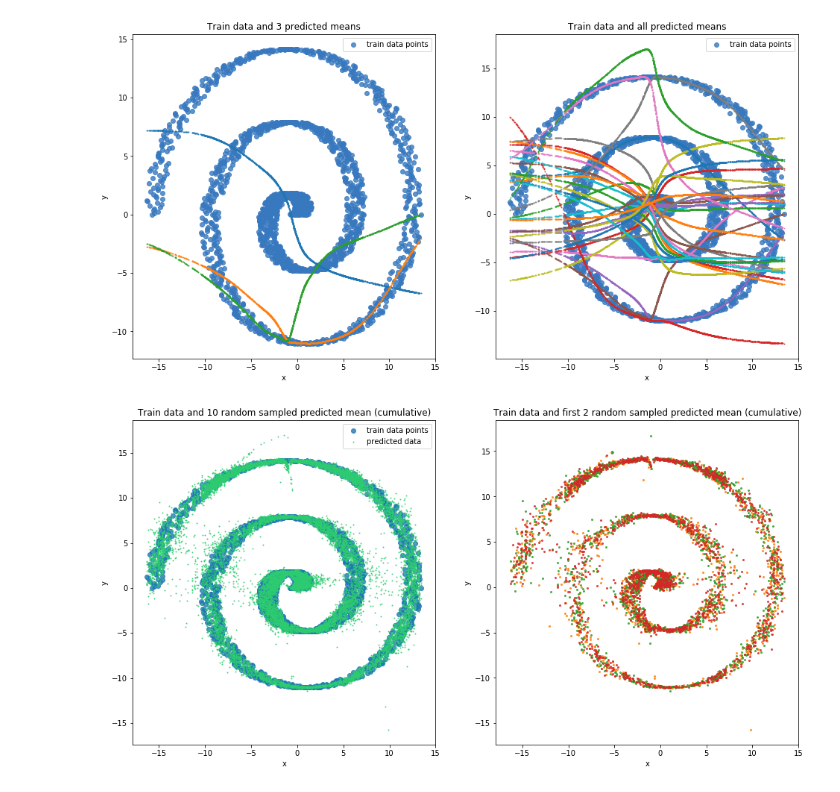
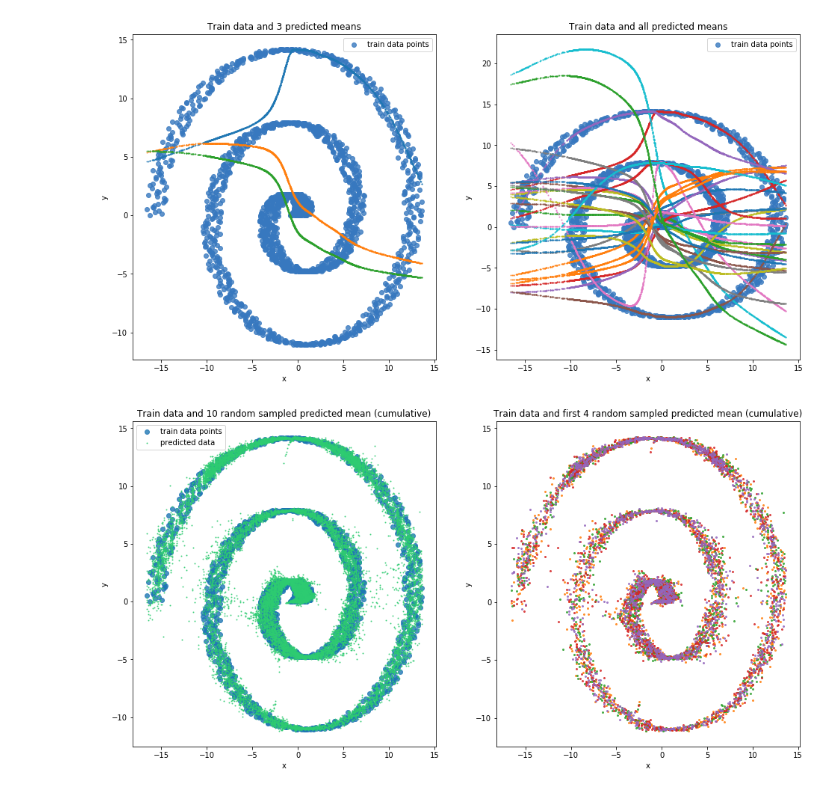
Before and after one commit to moonl1ght/MDN, a Jupyter notebook: MDN.ipynb, the cells around one changed output. Cells and saved outputs as stored; diff of their text form; code cells hidden in the pictures.

```diff
--- a/MDN.ipynb
+++ b/MDN.ipynb
@@ -467,6 +458,6 @@ plt.show()
 # %%
-mdn_net = MDN()
+mdn_net = MDN(layer_size=40)
 print(mdn_net)
-mdn_net, mdn_train_losses, mdn_test_losses = train_mdn(mdn_net, x_train, y_train, x_test, y_test)
+mdn_train_losses, mdn_test_losses = train_mdn(mdn_net, x_train_compl, y_train_compl, x_test_compl, y_test_compl, epoches=2000)
 # %% [output]
 MDN(
@@ -479,5 +480,5 @@ MDN(
 # %%
-pi, mu, sigma_sq = mdn_net(Variable(torch.from_numpy(x_test)))
+pi, mu, sigma_sq = mdn_net(Variable(torch.from_numpy(x_test_compl)))
 most_prob_mu_vals = most_prob_mu(pi, mu)
 n_mu_vals = most_n_mu(pi, mu, samples=4)
 preds = rand_n_sample_cumulative(pi, mu, sigma_sq, samples=10)
@@ -494,0 +496,15 @@ plt.show()
+# %%
+f, axes = plt.subplots(1, 2, figsize=(16, 8))
+ax1 = sns.regplot(x_test_compl, y_test_compl, fit_reg=False, ax=axes[0])
+for i in range(2):
+    ax1 = sns.regplot(x_test_compl, n_mu_vals.data.numpy()[:, i], fit_reg=False, scatter_kws={'s':10}, ax=axes[0])
+ax1.legend(['train data points'])
+ax1.set_title('Train data and 2 predicted most probable mean')
+ax1.set(xlabel='x', ylabel='y')
+
+ax2 = sns.regplot(x_test_compl, y_test_compl, fit_reg=False, ax=axes[1], color=sns.xkcd_palette(['windows blue'])[0])
+for i in range(4):
+    ax2 = sns.regplot(x_test_compl, n_mu_vals.data.numpy()[:, i], fit_reg=False, scatter_kws={'s':10}, ax=axes[1])
+ax2.set_title('Train data and 4 predicted most probable mean')
+ax2.set(xlabel='x', ylabel='y')
+plt.show()
@@ -495,36 +513,36 @@ plt.show()
 # %%
 f, axes = plt.subplots(1, 2, figsize=(16, 8))
-ax1 = sns.regplot(x_test, y_test, fit_reg=False, ax=axes[0], color=sns.xkcd_palette(['windows blue'])[0])
+ax1 = sns.regplot(x_test_compl, y_test_compl, fit_reg=False, ax=axes[0], color=sns.xkcd_palette(['windows blue'])[0])
 for i in range(3):
-    ax1 = sns.regplot(x_test, mu.data.numpy()[:, i], fit_reg=False, scatter_kws={'s':1}, ax=axes[0])
+    ax1 = sns.regplot(x_test_compl, mu.data.numpy()[:, i], fit_reg=False, scatter_kws={'s':1}, ax=axes[0])
 ax1.legend(['train data points'])
 ax1.set_title('Train data and 3 predicted means')
 ax1.set(xlabel='x', ylabel='y')
 
-ax2 = sns.regplot(x_test, y_test, fit_reg=False, ax=axes[1], color=sns.xkcd_palette(['windows blue'])[0])
+ax2 = sns.regplot(x_test_compl, y_test_compl, fit_reg=False, ax=axes[1], color=sns.xkcd_palette(['windows blue'])[0])
 for i in range(mu.data.numpy().shape[1]):
-    ax2 = sns.regplot(x_test, mu.data.numpy()[:, i], fit_reg=False, scatter_kws={'s':1}, ax=axes[1])
+    ax2 = sns.regplot(x_test_compl, mu.data.numpy()[:, i], fit_reg=False, scatter_kws={'s':1}, ax=axes[1])
 ax2.legend(['train data points'])
 ax2.set_title('Train data and all predicted means')
 ax2.set(xlabel='x', ylabel='y')
 plt.show()
 # %% [output]
-[figure, old version]
+[figure, new version]
 # %%
 f, axes = plt.subplots(1, 2, figsize=(16, 8))
-ax1 = sns.regplot(x_test, y_test, fit_reg=False, ax=axes[0])
+ax1 = sns.regplot(x_test_compl, y_test_compl, fit_reg=False, ax=axes[0])
 for i in range(preds.shape[1]):
-    ax1 = sns.regplot(x_test, preds.data.numpy()[:, i], fit_reg=False, scatter_kws={'s':1}, ax=axes[0], color=sns.color_palette(['#2ecc71'])[0])
+    ax1 = sns.regplot(x_test_compl, preds.data.numpy()[:, i], fit_reg=False, scatter_kws={'s':1}, ax=axes[0], color=sns.color_palette(['#2ecc71'])[0])
 ax1.legend(['train data points', 'predicted data'])
 ax1.set_title('Train data and 10 random sampled predicted mean (cumulative)')
 ax1.set(xlabel='x', ylabel='y')
 
-for i in range(3):
-    ax2 = sns.regplot(x_test, preds.data.numpy()[:, i], fit_reg=False, scatter_kws={'s':4}, ax=axes[1])
-ax2.set_title('Train data and first 2 random sampled predicted mean (cumulative)')
+for i in range(4):
+    ax2 = sns.regplot(x_test_compl, preds.data.numpy()[:, i], fit_reg=False, scatter_kws={'s':4}, ax=axes[1])
+ax2.set_title('Train data and first 4 random sampled predicted mean (cumulative)')
 ax2.set(xlabel='x', ylabel='y')
 plt.show()
 # %% [output]
-[figure, old version]
+[figure, new version]
 # %%
 f, axes = plt.subplots(1, 2, figsize=(16, 8))
```
Also changed, not shown: parts of 44 cells of this notebook.
